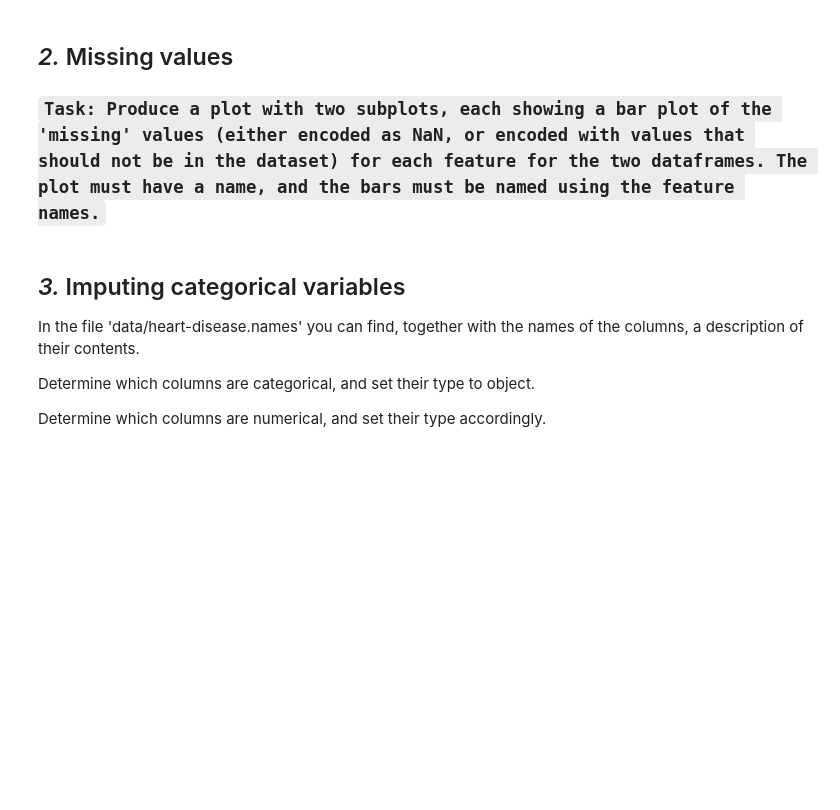
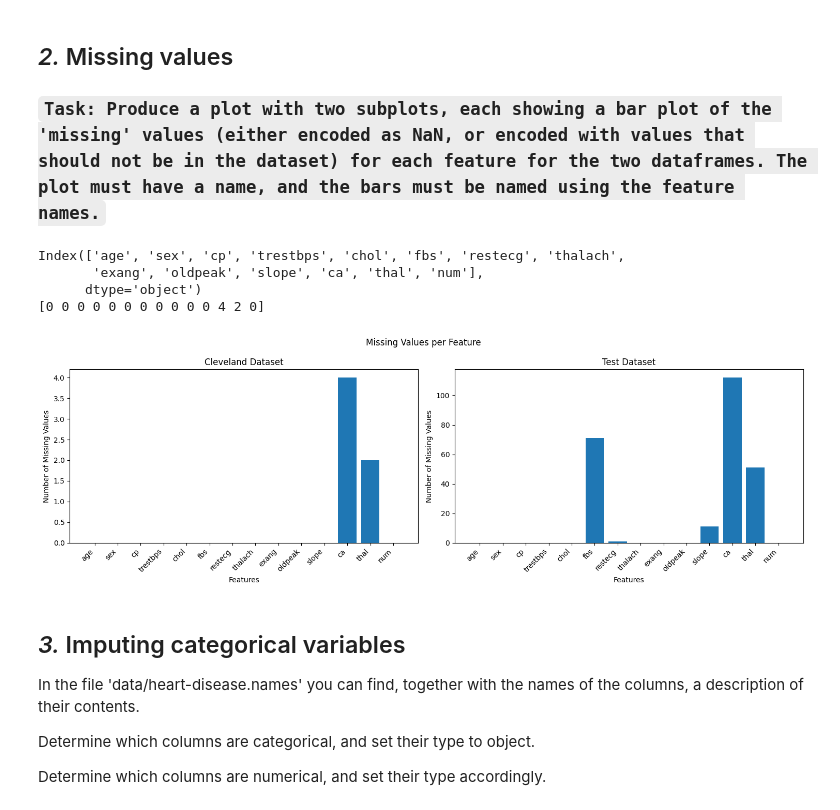
Before and after one commit to muhammad1928/SU-FODS, a Jupyter notebook: homework-3/code/HW3_instructions_24.ipynb, the cells around one changed output. Drawn from its saved outputs; the diff is of its cells as text; code cells hidden in the pictures; blank space fills up the shorter version.

```diff
--- a/homework-3/code/HW3_instructions_24.ipynb
+++ b/homework-3/code/HW3_instructions_24.ipynb
@@ -66,8 +66,13 @@ The datasets contain information about adult patients from the US and from Switz
 # From the folder 'data', read the files cleveland.data and switzerland.data into the dataframes cleveland and test, respectively.
 # Make sure to add the names of the variables to both dataframes.
 
-columns = [] # you can find the column names in the file 'data/heart-disease.names'.
+columns = ['age', 'sex', 'cp', 'trestbps', 'chol', 'fbs', 'restecg', 'thalach', 'exang', 'oldpeak', 'slope', 'ca', 'thal', 'num'] # you can find the column names in the file 'data/heart-disease.names'.
 # Select the correct column names for the dataset, as described in the file.
+print(columns)
 
-cleveland = pd.DataFrame()  # change this
-test = pd.DataFrame()       # change this
+cleveland1 = pd.read_csv("../data/cleveland.data", names=columns )
+cleveland = pd.DataFrame(cleveland1)
+# print(cleveland)
+test1 = pd.read_csv("../data/switzerland.data", names=columns)
+test = pd.DataFrame(test1)
+print(test)
@@ -96,3 +147,52 @@ test.head(5)
+# %%
+# Create 1 figure with a set of 2 subplots. Each axes should contain a figure as described below:
+
+# subplot 1: A barplot with the missing valies for each attribute in the dataset 'cleveland'
+# subplot 2: A barplot with the missing valies for each attribute in the dataset 'test'
+
+
+
+# cleveland_missing = cleveland.isnull().sum()
+# axes[0].bar(cleveland_missing.index, cleveland_missing.values)
+# axes[0].set_title('Cleveland Dataset')
+# axes[0].set_xlabel('Attributes')
+# axes[0].set_ylabel('Number of Missing Values')
+# axes[0].tick_params(axis='x', rotation=45)
+# # Subplot 2: Test dataset
+# test_missing = test.isnull().sum()
+# axes[1].bar(test_missing.index, test_missing.values)
+# axes[1].set_title('Test Dataset')
+# axes[1].set_xlabel('Attributes')
+# axes[1].set_ylabel('Number of Missing Values')
+# axes[1].tick_params(axis='x', rotation=45)
+fig, axes = plt.subplots(1, 2, figsize=(15, 5))
+fig.suptitle('Missing Values per Feature')
+
+# Subplot 1: Cleveland dataset
+cleveland_missing = (cleveland == '?').sum() # check missing values, which are "?"
+
+axes[0].bar(cleveland_missing.index, cleveland_missing.values)
+axes[0].set_title('Cleveland Dataset')
+axes[0].set_xlabel('Features')
+axes[0].set_ylabel('Number of Missing Values')
+axes[0].set_xticklabels(cleveland_missing.index, rotation=45, ha='right')
+
+# Subplot 2: Test dataset
+test_missing = (test == '?').sum()
+axes[1].bar(test_missing.index, test_missing.values)
+axes[1].set_title('Test Dataset')
+axes[1].set_xlabel('Features')
+axes[1].set_ylabel('Number of Missing Values')
+axes[1].set_xticklabels(test_missing.index, rotation=45, ha='right')
+
+plt.tight_layout()
+plt.show()
+# %% [output]
+Index(['age', 'sex', 'cp', 'trestbps', 'chol', 'fbs', 'restecg', 'thalach',
+       'exang', 'oldpeak', 'slope', 'ca', 'thal', 'num'],
+      dtype='object')
+[0 0 0 0 0 0 0 0 0 0 0 4 2 0]
+[figure, added]
 # %% [markdown]
 ## *3.* Imputing categorical variables
 
```
Also changed, not shown: parts of 6 cells of this notebook, 4 other files.
